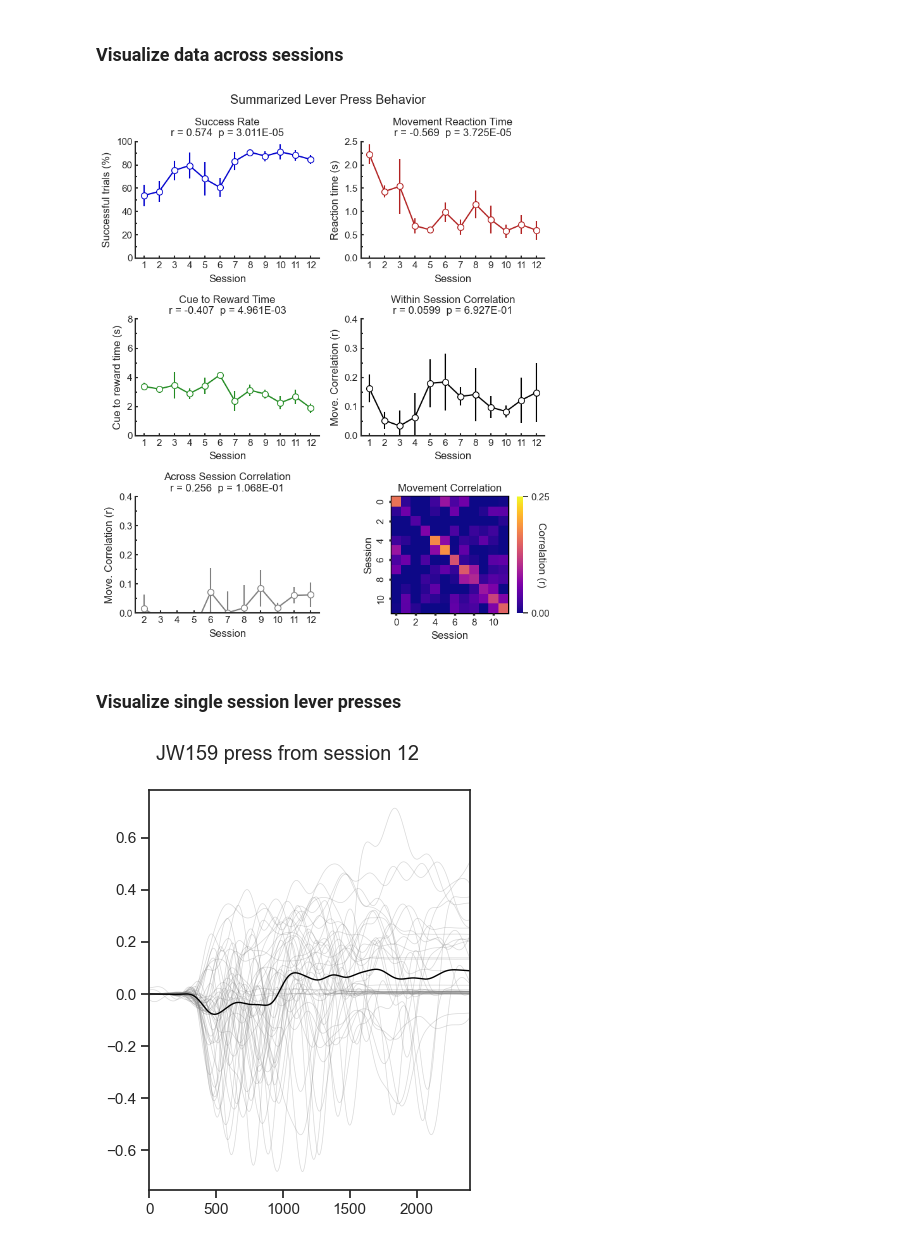
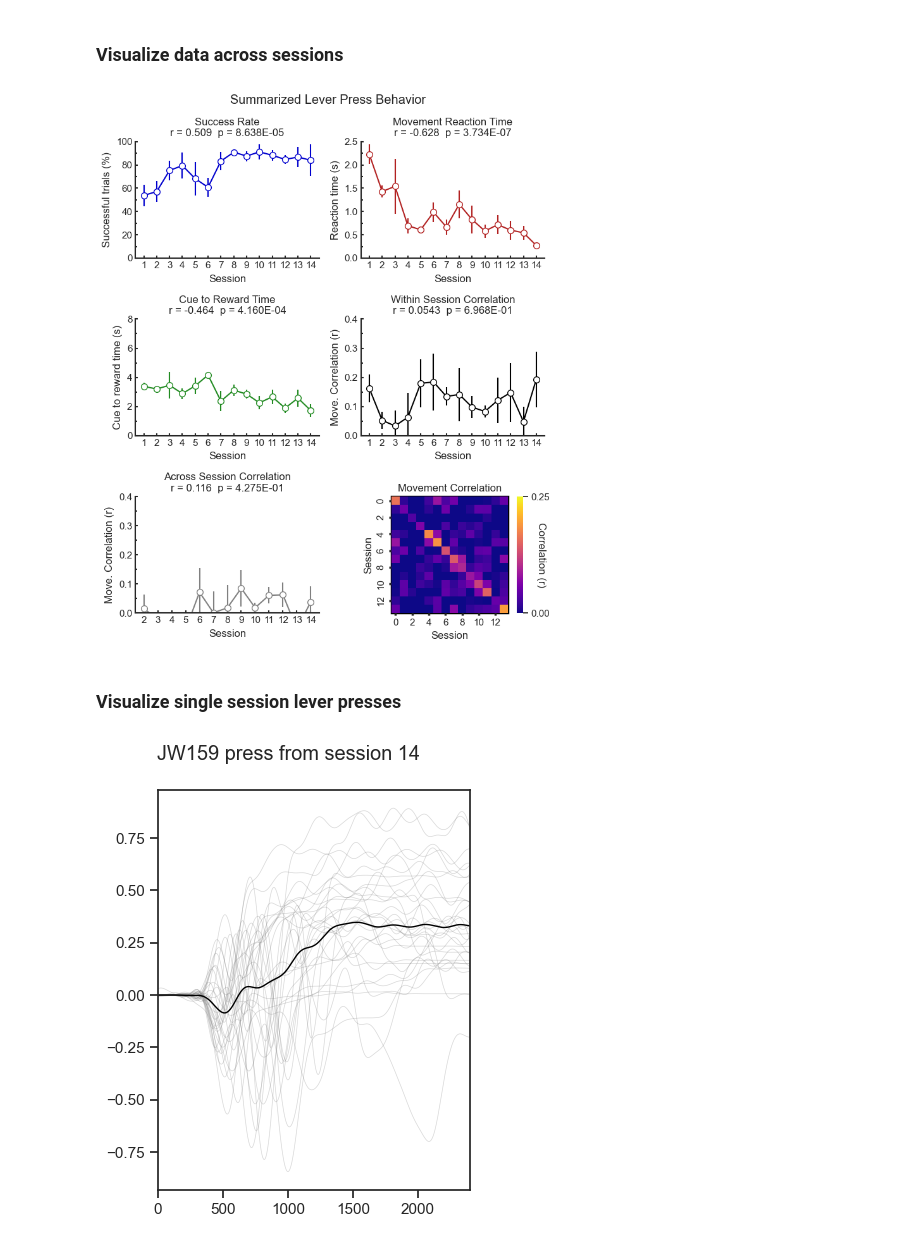
Before and after one commit to wjakewright/Lab_Analyses, a Jupyter notebook: Lab_Analyses/Behavior/Batch_Lever_Press_Analysis_paAIP2.ipynb, the cells around one changed output. Cells and saved outputs as stored; diff of their text form; code cells hidden in the pictures.

```diff
--- a/Lab_Analyses/Behavior/Batch_Lever_Press_Analysis_paAIP2.ipynb
+++ b/Lab_Analyses/Behavior/Batch_Lever_Press_Analysis_paAIP2.ipynb
@@ -55,7 +55,7 @@ ignore_4 = ()
 ## Indicate which sessions were imaged
 
 #### Number of sessiosn
-num_of_sessions = 12
+num_of_sessions = 14
 #### Put which sessions were imaged in the lists (must be int)
 im_1 = [1]
 im_2 = [1,7]
@@ -181,25 +181,25 @@ ylims = {"success": (0,100), "reaction_time": (0,2.5), "cue_to_reward": (0,8),
          "within": (0,0.4), "across": (0,0.4), "cmap": (0, 0.25)}
 grouped_data.plot_data(figsize=(7.5,9), colors=colors, plot_ind=False, ylims=ylims, save=group_fig_save, save_path=group_fig_path)
 # %% [output]
-[figure, old version]
+[figure, new version]
 # %% [markdown]
 ### Visualize single session lever presses
 # %%
 # specify which mouse and which session to plot
 mouse = summed_data[3]
-session = 12
+session = 14
 
 # Specify if you want to save the figure
 save_press = False
 individual_lever_path = os.path.join(figure_path, "individual_mice", mouse.mouse_id)
 if not os.path.isdir(individual_lever_path):
     os.mkdir(individual_lever_path)
 
 # Plot the lever press traces
 bplot.plot_session_rewarded_lever_presses(mouse, session, x_lim=(0,2400), figsize=(4,5),
                                           save=save_press, save_path=individual_lever_path)
 # %% [output]
-[figure, old version]
+[figure, new version]
 # %%
 d = summed_data[0]
 # %%
```
Also changed, not shown: parts of 1 cell of this notebook.
